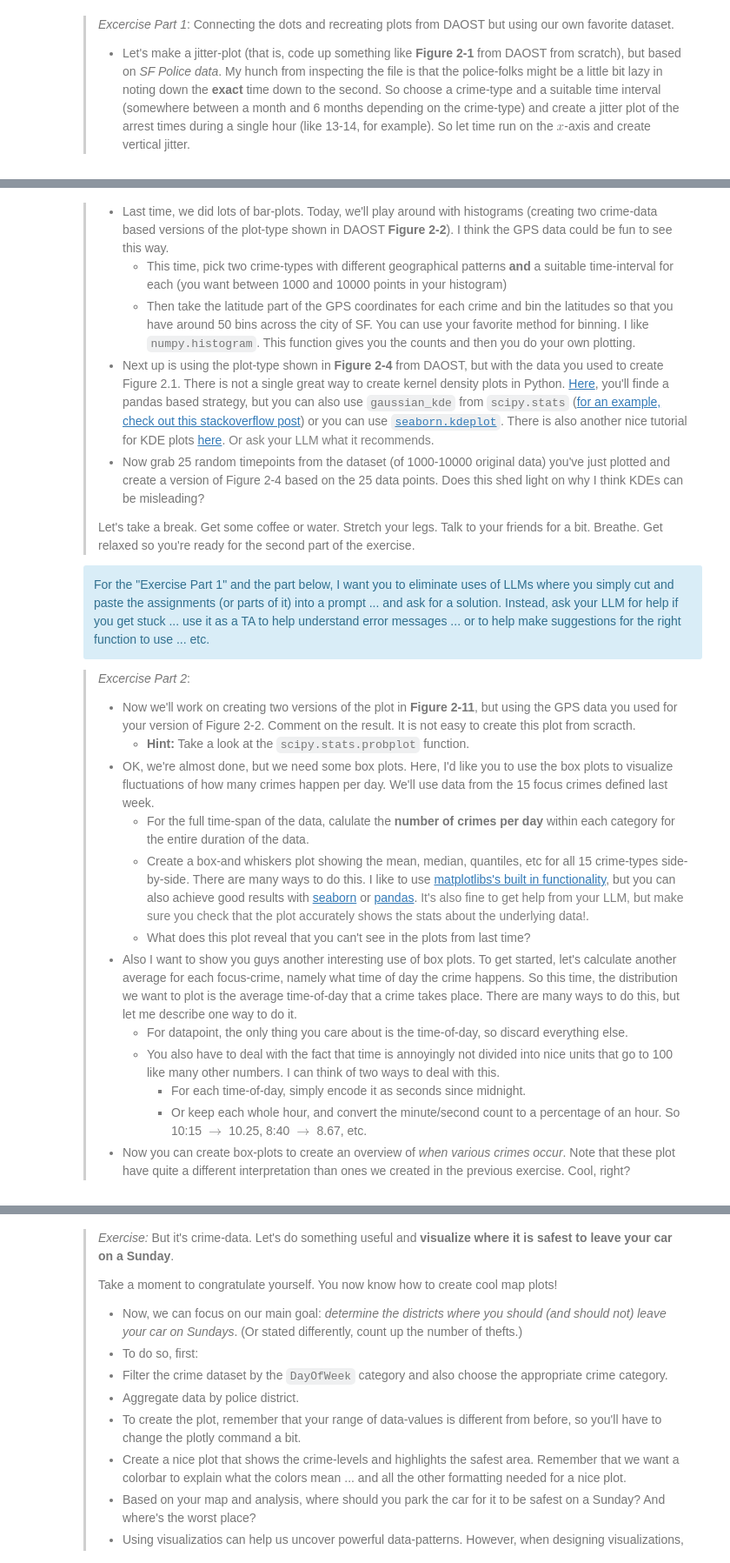
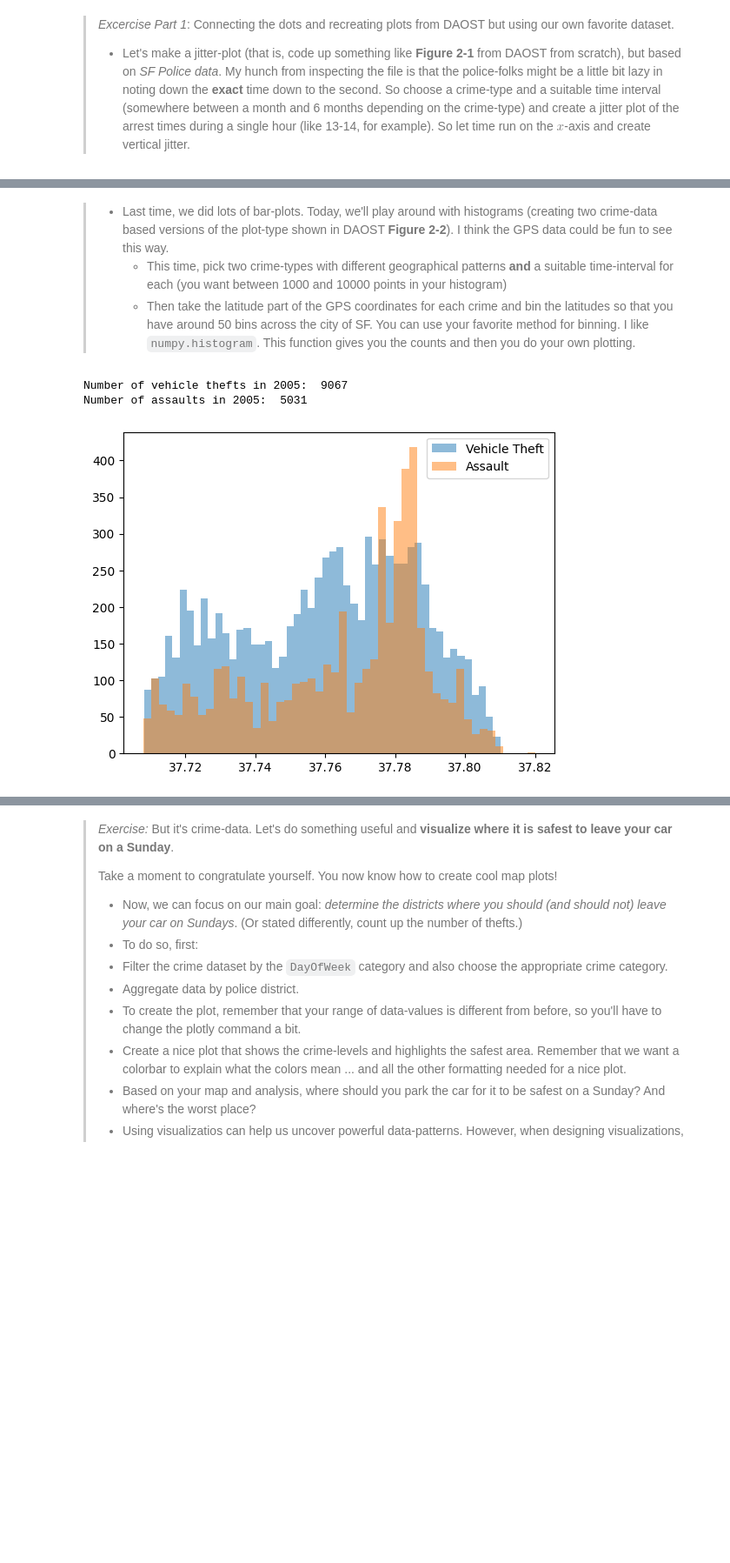
Before and after one commit to AleksandarLukic96/02806_Social_Data, a Jupyter notebook: notebooks/W3_Vic.ipynb, the cells around one changed output, grey strips where cells are left out. Shown at 87% size. Drawn from its saved outputs; the diff is of its cells as text; code cells hidden in the pictures; blank space fills up the shorter version.

Commit message:
Most of W3 done

```diff
--- a/notebooks/W3_Vic.ipynb
+++ b/notebooks/W3_Vic.ipynb
@@ -78,27 +110,28 @@ data = pd.read_csv("../data/Police_Department_Incident_Reports_Complete.csv", se
 > * Last time, we did lots of bar-plots. Today, we'll play around with histograms (creating two crime-data based versions of the plot-type shown in DAOST **Figure 2-2**). I think the GPS data could be fun to see this way.
 >   * This time, pick two crime-types with different geographical patterns **and** a suitable time-interval for each (you want between 1000 and 10000 points in your histogram)
 >   * Then take the latitude part of the GPS coordinates for each crime and bin the latitudes so that you have around 50 bins across the city of SF. You can use your favorite method for binning. I like `numpy.histogram`. This function gives you the counts and then you do your own plotting.
-> * Next up is using the plot-type shown in **Figure 2-4** from DAOST, but with the data you used to create Figure 2.1. There is not a single great way to create kernel density plots in Python. [Here](https://www.geeksforgeeks.org/density-plots-with-pandas-in-python/), you'll finde a pandas based strategy, but you can also use `gaussian_kde` from `scipy.stats` ([for an example, check out this stackoverflow post](https://stackoverflow.com/questions/4150171/how-to-create-a-density-plot-in-matplotlib)) or you can use [`seaborn.kdeplot`](https://seaborn.pydata.org/generated/seaborn.kdeplot.html). There is also another nice tutorial for KDE plots [here](https://medium.com/towards-data-science/histograms-and-density-plots-in-python-f6bda88f5ac0). <font color="gray">Or ask your LLM what it recommends</font>.
-> * Now grab 25 random timepoints from the dataset (of 1000-10000 original data) you've just plotted and create a version of Figure 2-4 based on the 25 data points. Does this shed light on why I think KDEs can be misleading?
->
-> Let's take a break. Get some coffee or water. Stretch your legs. Talk to your friends for a bit. Breathe. Get relaxed so you're ready for the second part of the exercise.
-
-<div class="alert alert-block alert-info">
-For the "Exercise Part 1" and the part below, I want you to eliminate uses of LLMs where you simply cut and paste the assignments (or parts of it) into a prompt ... and ask for a solution. Instead, ask your LLM for help if you get stuck ... use it as a TA to help understand error messages ... or to help make suggestions for the right function to use ... etc.
-</div>
-
->
-> *Excercise Part 2*:
->
-> * Now we'll work on creating two versions of the plot in **Figure 2-11**, but using the GPS data you used for your version of Figure 2-2. Comment on the result. It is not easy to create this plot from scracth.
->   * **Hint:** Take a look at the `scipy.stats.probplot` function.
-> * OK, we're almost done, but we need some box plots. Here, I'd like you to use the box plots to visualize fluctuations of how many crimes happen per day. We'll use data from the 15 focus crimes defined last week.
->   * For the full time-span of the data, calulate the **number of crimes per day** within each category for the entire duration of the data.
->   * Create a box-and whiskers plot showing the mean, median, quantiles, etc for all 15 crime-types side-by-side. There are many ways to do this. I like to use [matplotlibs's built in functionality](https://matplotlib.org/stable/api/_as_gen/matplotlib.pyplot.boxplot.html), but you can also achieve good results with [seaborn](https://seaborn.pydata.org/generated/seaborn.boxplot.html) or [pandas](https://pandas.pydata.org/docs/reference/api/pandas.DataFrame.boxplot.html). <font color="gray">It's also fine to get help from your LLM, but make sure you check that the plot accurately shows the stats about the underlying data!</font>.
->   * What does this plot reveal that you can't see in the plots from last time?
-> * Also I want to show you guys another interesting use of box plots. To get started, let's calculate another average for each focus-crime, namely what time of day the crime happens. So this time, the distribution we want to plot is the average time-of-day that a crime takes place. There are many ways to do this, but let me describe one way to do it.
->   * For datapoint, the only thing you care about is the time-of-day, so discard everything else.
->   * You also have to deal with the fact that time is annoyingly not divided into nice units that go to 100 like many other numbers. I can think of two ways to deal with this.
->     * For each time-of-day, simply encode it as seconds since midnight.
->     * Or keep each whole hour, and convert the minute/second count to a percentage of an hour. So 10:15 $\rightarrow$ 10.25, 8:40 $\rightarrow$ 8.67, etc.
-> * Now you can create box-plots to create an overview of *when various crimes occur*. Note that these plot have quite a different interpretation than ones we created in the previous exercise. Cool, right?
+# %%
+#2 crimes with different geographical patterns
+#VEHICLE THEFT & ASSAULT
+vehicle_theft = data[data['Category'] == 'VEHICLE THEFT']
+assault = data[data['Category'] == 'ASSAULT']
+
+#year 2005, 1-6 months
+vehicle_theft_2005 = vehicle_theft[(vehicle_theft['Year'] == 2005) & (vehicle_theft['Month'] >= 1) & (vehicle_theft['Month'] <= 6)]
+assault_2005 = assault[(assault['Year'] == 2005) & (assault['Month'] >= 1) & (assault['Month'] <= 6)]
+
+
+#Number of crimes
+print(f"Number of vehicle thefts in 2005: ", len(vehicle_theft_2005))
+print(f"Number of assaults in 2005: ", len(assault_2005))
+
+#Histogram of the geographical distribution of the crimes
+plt.figure()
+plt.hist(vehicle_theft_2005['Latitude (Y)'], bins=50, alpha=0.5, label='Vehicle Theft')
+plt.hist(assault_2005['Latitude (Y)'], bins=50, alpha=0.5, label='Assault')
+plt.legend()
+plt.show()
+# %% [output]
+Number of vehicle thefts in 2005:  9067
+Number of assaults in 2005:  5031
+[figure, added]
```
Also changed, not shown: parts of 19 cells of this notebook.
